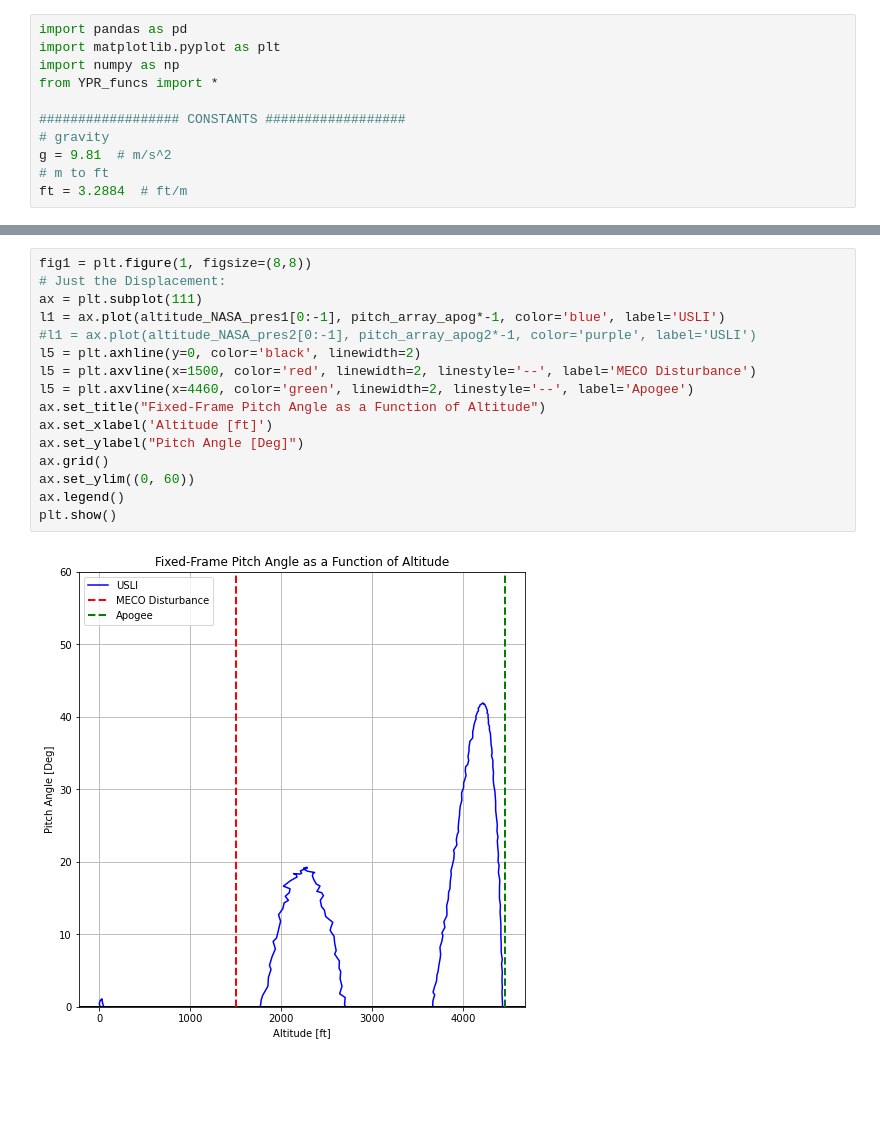
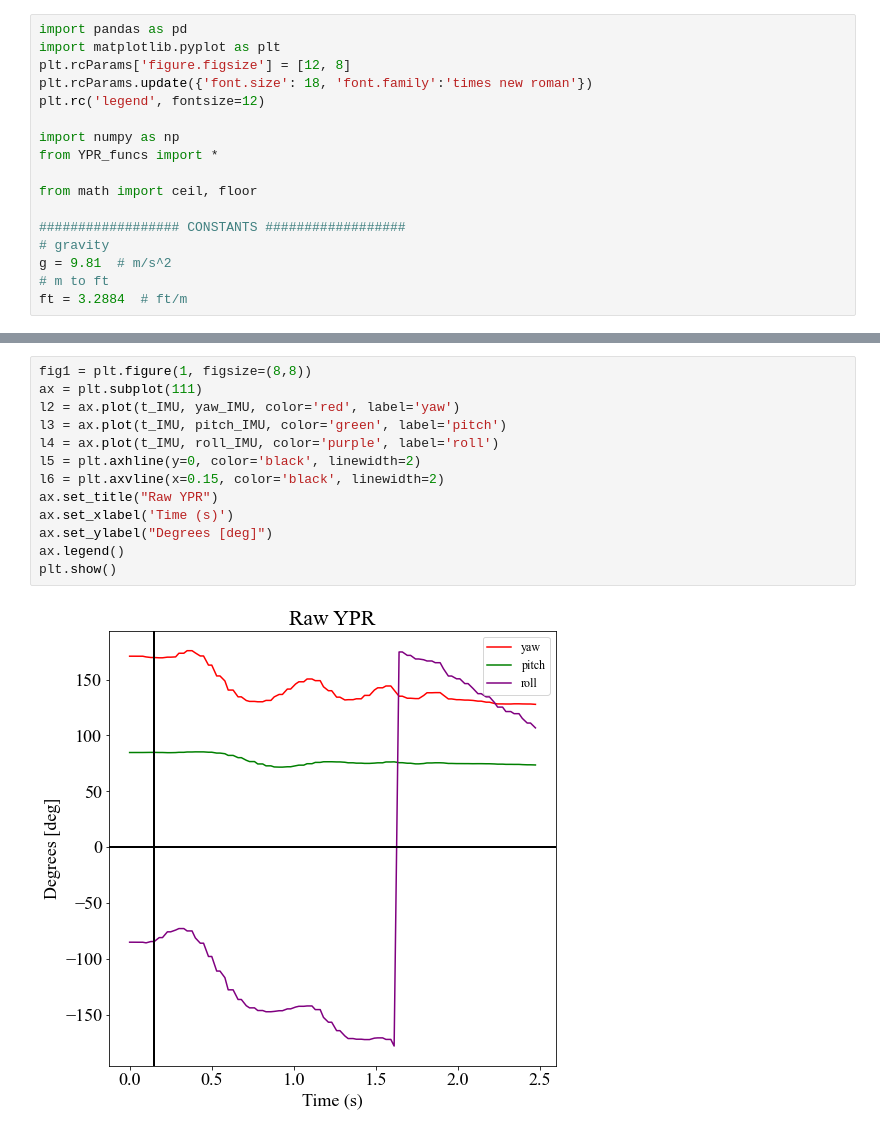
Before and after one commit to VADL-2022/IMU_VV, a Jupyter notebook: 05_NASA_SLI/SLI_Angle_Analysis.ipynb, the cells around one changed output, grey strips where cells are left out. Cells and saved outputs as stored; diff of their text form; blank space fills up the shorter version.

Commit message:
New angle analysis

```diff
--- a/05_NASA_SLI/SLI_Angle_Analysis.ipynb
+++ b/05_NASA_SLI/SLI_Angle_Analysis.ipynb
@@ -1,8 +1,14 @@
 # %%
 import pandas as pd
 import matplotlib.pyplot as plt
+plt.rcParams['figure.figsize'] = [12, 8]
+plt.rcParams.update({'font.size': 18, 'font.family':'times new roman'})
+plt.rc('legend', fontsize=12)
+
 import numpy as np
 from YPR_funcs import *
+
+from math import ceil, floor
 
 ################## CONSTANTS ##################
 # gravity
@@ -169,18 +63,15 @@ plt.show()
 # %%
 fig1 = plt.figure(1, figsize=(8,8))
-# Just the Displacement:
 ax = plt.subplot(111)
-l1 = ax.plot(altitude_NASA_pres1[0:-1], pitch_array_apog*-1, color='blue', label='USLI')
-#l1 = ax.plot(altitude_NASA_pres2[0:-1], pitch_array_apog2*-1, color='purple', label='USLI')
+l2 = ax.plot(t_IMU, yaw_IMU, color='red', label='yaw')
+l3 = ax.plot(t_IMU, pitch_IMU, color='green', label='pitch')
+l4 = ax.plot(t_IMU, roll_IMU, color='purple', label='roll')
 l5 = plt.axhline(y=0, color='black', linewidth=2)
-l5 = plt.axvline(x=1500, color='red', linewidth=2, linestyle='--', label='MECO Disturbance')
-l5 = plt.axvline(x=4460, color='green', linewidth=2, linestyle='--', label='Apogee')
-ax.set_title("Fixed-Frame Pitch Angle as a Function of Altitude")
-ax.set_xlabel('Altitude [ft]')
-ax.set_ylabel("Pitch Angle [Deg]")
-ax.grid()
-ax.set_ylim((0, 60))
+l6 = plt.axvline(x=0.15, color='black', linewidth=2)
+ax.set_title("Raw YPR")
+ax.set_xlabel('Time (s)')
+ax.set_ylabel("Degrees [deg]")
 ax.legend()
 plt.show()
 # %% [output]
-[figure, old version]
+[figure, new version]
```
Also changed, not shown: parts of 21 cells of this notebook.
